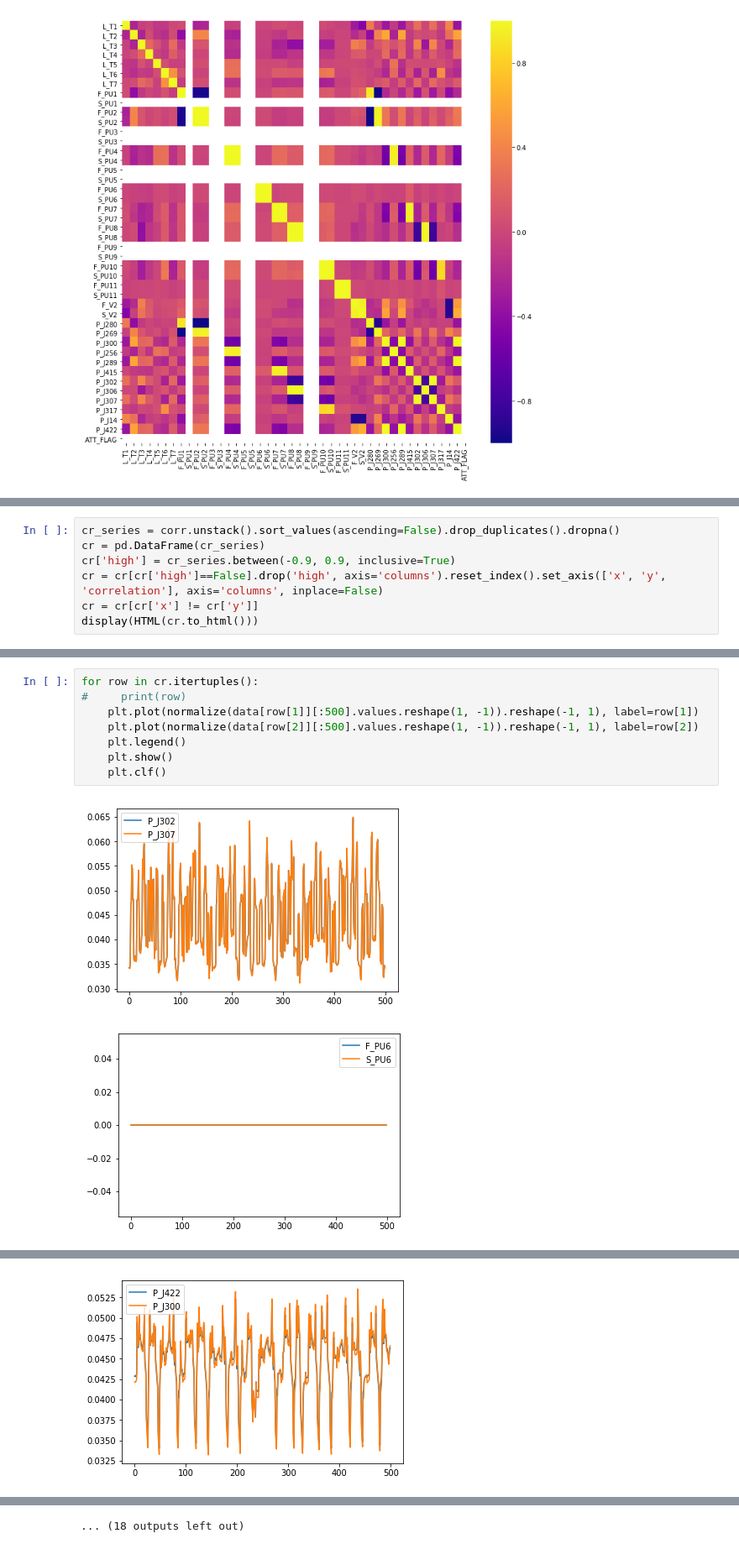
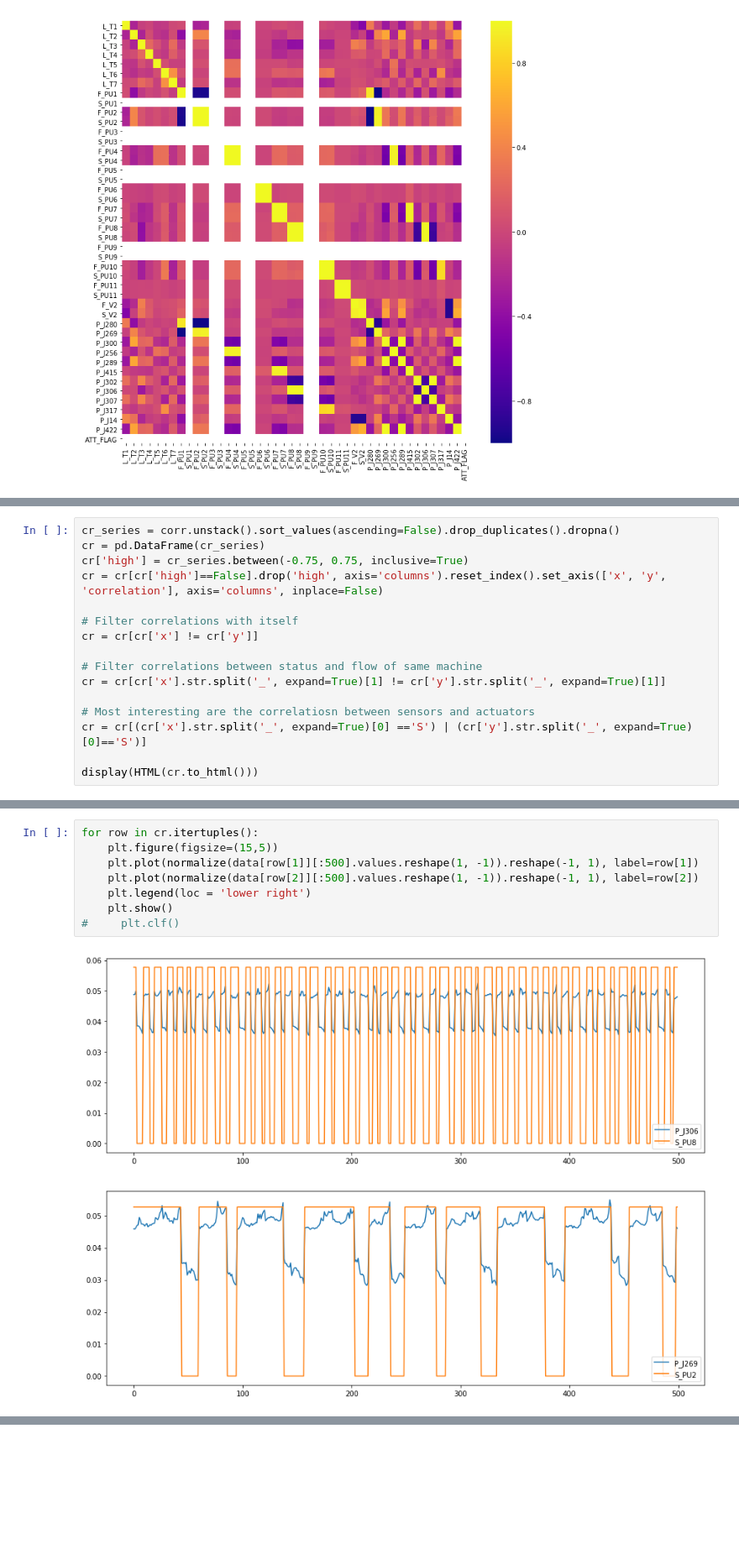
Before and after one commit to R-Graafmans/CDA_CS4035, a Jupyter notebook: Assignment2/Main.ipynb, the cells around one changed output, grey strips where cells are left out. Shown at 84% size. Drawn from its saved outputs; the diff is of its cells as text; blank space fills up the shorter version.

```diff
--- a/Assignment2/Main.ipynb
+++ b/Assignment2/Main.ipynb
@@ -67,9 +85,18 @@ plt.show()
 # %%
 cr_series = corr.unstack().sort_values(ascending=False).drop_duplicates().dropna()
 cr = pd.DataFrame(cr_series)
-cr['high'] = cr_series.between(-0.9, 0.9, inclusive=True)
+cr['high'] = cr_series.between(-0.75, 0.75, inclusive=True)
 cr = cr[cr['high']==False].drop('high', axis='columns').reset_index().set_axis(['x', 'y', 'correlation'], axis='columns', inplace=False)
+
+# Filter correlations with itself
 cr = cr[cr['x'] != cr['y']]
+
+# Filter correlations between status and flow of same machine
+cr = cr[cr['x'].str.split('_', expand=True)[1] != cr['y'].str.split('_', expand=True)[1]]
+
+# Most interesting are the correlatiosn between sensors and actuators
+cr = cr[(cr['x'].str.split('_', expand=True)[0] =='S') | (cr['y'].str.split('_', expand=True)[0]=='S')]
+
 display(HTML(cr.to_html()))
 # %% [output]
 |  | x | y | correlation |
@@ -92,11 +113,11 @@ display(HTML(cr.to_html()))
 # %%
 for row in cr.itertuples():
-#     print(row)
+    plt.figure(figsize=(15,5))
     plt.plot(normalize(data[row[1]][:500].values.reshape(1, -1)).reshape(-1, 1), label=row[1])
     plt.plot(normalize(data[row[2]][:500].values.reshape(1, -1)).reshape(-1, 1), label=row[2])
-    plt.legend()
+    plt.legend(loc = 'lower right')
     plt.show()
-    plt.clf()
+#     plt.clf()
 # %% [output]
-[figure, old version]
+[figure, new version]
-[figure, old version]
+[figure, new version]
@@ -111 +131,0 @@ for row in cr.itertuples():
-[figure, removed]
@@ -113 +131,0 @@ for row in cr.itertuples():
-... (18 outputs left out)
```
Also changed, not shown: parts of 15 cells of this notebook.
